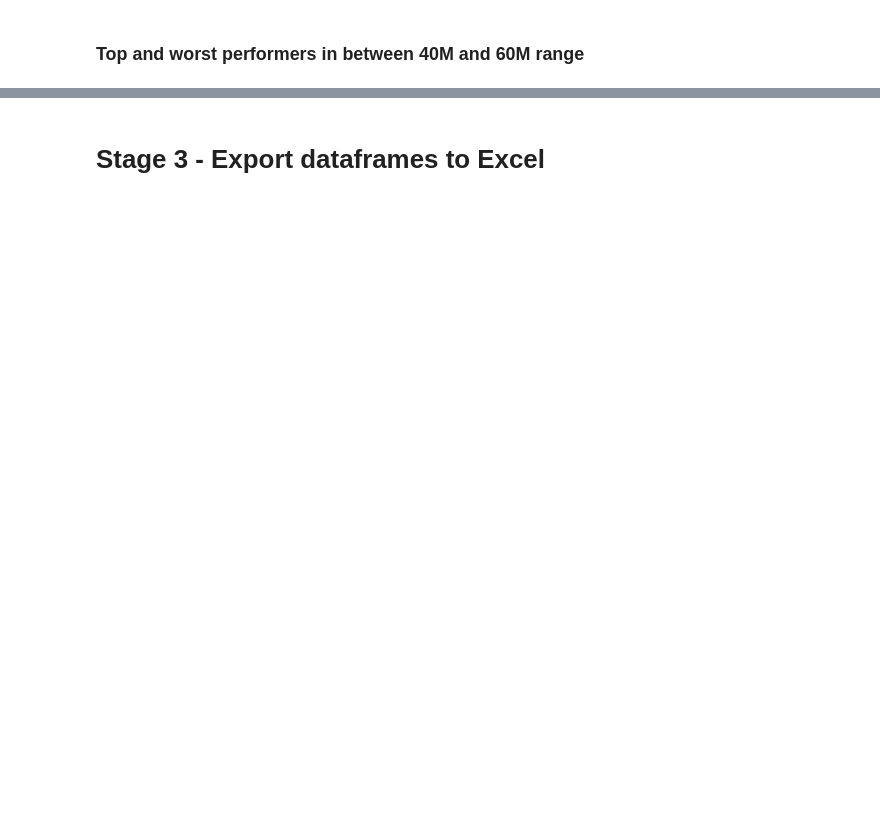
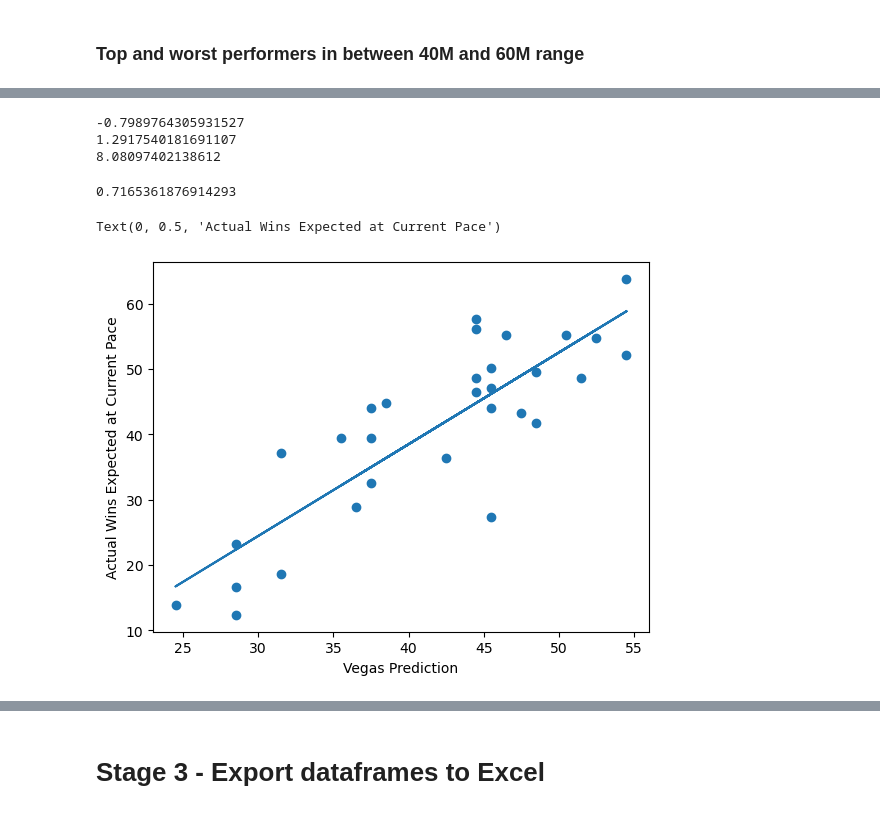
Before and after one commit to CODINGCAREBEAR/Data-Analysis-for-Weekly-Trivia, a Jupyter notebook: NBA Analysis.ipynb, the cells around one changed output, grey strips where cells are left out. Drawn from its saved outputs; the diff is of its cells as text; code cells hidden in the pictures; blank space fills up the shorter version.

```diff
--- a/NBA Analysis.ipynb
+++ b/NBA Analysis.ipynb
@@ -914,0 +1009,55 @@ player_salary_vs_performance_df.loc[player_salary_vs_performance_df['Salary Cate
+# %%
+# Merge Dataframes
+expected_vs_actual_2023_team_performance_df = team_standings_2023_df.merge(vegas_expectations_df,how='left',left_on='Team',right_on='Team')
+expected_vs_actual_2023_team_performance_df = expected_vs_actual_2023_team_performance_df[['Rk','Team','Overall','Team Wins','Team Losses','Expected Win %','W-L O/U','Current W/L %']]
+expected_vs_actual_2023_team_performance_df['Forecasted 2023 Wins'] = expected_vs_actual_2023_team_performance_df['Current W/L %']*82
+expected_vs_actual_2023_team_performance_df['Actual W/L % vs Expected Win %'] = expected_vs_actual_2023_team_performance_df['Current W/L %']-expected_vs_actual_2023_team_performance_df['Expected Win %']
+expected_vs_actual_2023_team_performance_df['Predicted Amount of Games Vegas Was Wrong By'] = expected_vs_actual_2023_team_performance_df['Actual W/L % vs Expected Win %']*82
+
+expected_vs_actual_2023_team_performance_df = expected_vs_actual_2023_team_performance_df.sort_values('Predicted Amount of Games Vegas Was Wrong By')
+
+expected_vs_actual_2023_team_performance_df.to_excel('Vegas.xlsx')
+# %%
+print(expected_vs_actual_2023_team_performance_df['Predicted Amount of Games Vegas Was Wrong By'].mean())
+print(expected_vs_actual_2023_team_performance_df['Predicted Amount of Games Vegas Was Wrong By'].median())
+print(expected_vs_actual_2023_team_performance_df['Predicted Amount of Games Vegas Was Wrong By'].std())
+# %% [output]
+-0.7989764305931527
+1.2917540181691107
+8.08097402138612
+# %%
+# Define X and Y variables
+x = expected_vs_actual_2023_team_performance_df['W-L O/U']
+y = expected_vs_actual_2023_team_performance_df['Forecasted 2023 Wins']
+
+# Initiate linear regression model
+model = LinearRegression()
+
+# Define predictor and response variables
+X = np.array(x).reshape(-1,1)
+Y = np.array(y).reshape(-1,1)
+
+# Fit regression model
+model.fit(X, Y)
+
+# Calculate R-squared of regression model
+r_squared = model.score(X, Y)
+r_squared
+# %% [output]
+0.7165361876914293
+# %%
+# Create scatterplot
+plt.scatter(x,y)
+
+# Determine a and b to help plot line of best fit
+a, b = np.polyfit(x, y, 1)
+
+# Plot line of best fit against scatterplot points
+plt.plot(x, a*x+b)
+
+# Define labels
+plt.xlabel('Vegas Prediction')
+plt.ylabel('Actual Wins Expected at Current Pace')
+# %% [output]
+Text(0, 0.5, 'Actual Wins Expected at Current Pace')
+[figure, added]
```
Also changed, not shown: parts of 109 cells of this notebook, 13 other files.
